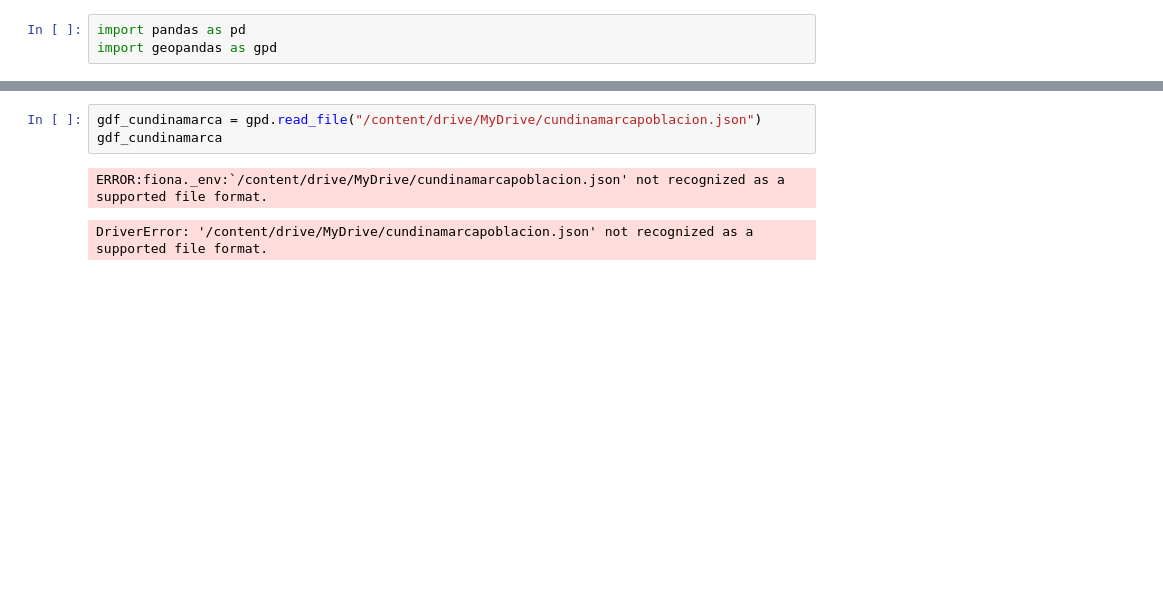
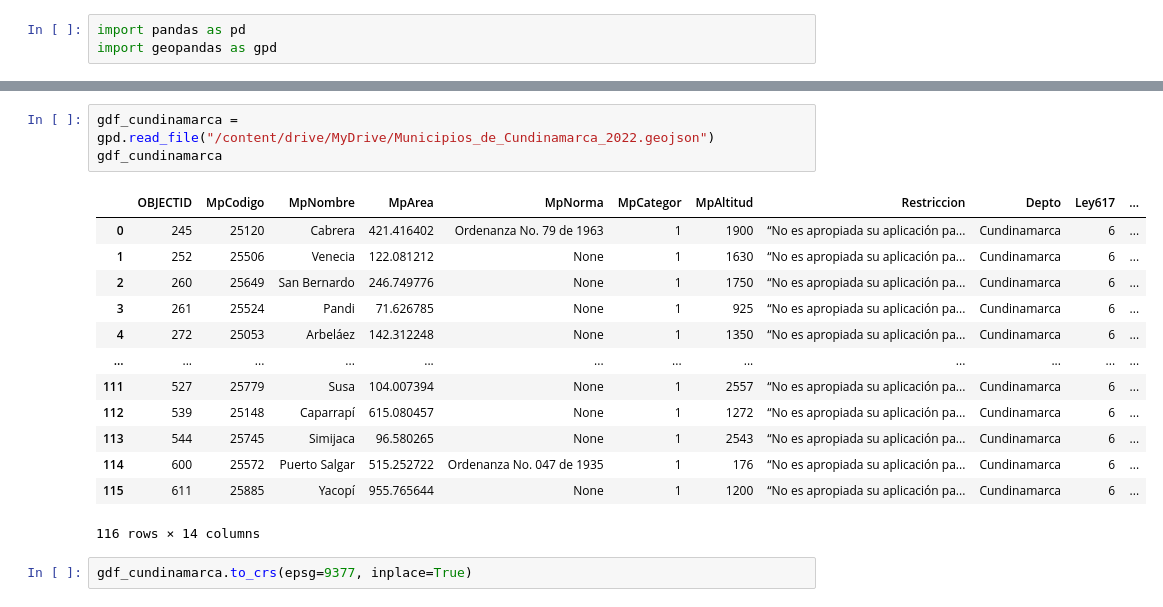
Before and after one commit to Juanitam06/Parcial_Final, a Jupyter notebook: ParcialFinal.ipynb, the cells around one changed output, grey strips where cells are left out. Drawn from its saved outputs; the diff is of its cells as text; blank space fills up the shorter version.

```diff
--- a/ParcialFinal.ipynb
+++ b/ParcialFinal.ipynb
@@ -31,6 +12,19 @@ files.download(json_cundinamarca)
 # %%
-gdf_cundinamarca = gpd.read_file("/content/drive/MyDrive/cundinamarcapoblacion.json")
+gdf_cundinamarca = gpd.read_file("/content/drive/MyDrive/Municipios_de_Cundinamarca_2022.geojson")
 gdf_cundinamarca
 # %% [output]
+|  | OBJECTID | MpCodigo | MpNombre | MpArea | MpNorma | MpCategor | MpAltitud | Restriccion | Depto | Ley617 | ... |
+| 0 | 245 | 25120 | Cabrera | 421.416402 | Ordenanza No. 79 de 1963 | 1 | 1900 | “No es apropiada su aplicación pa... | Cundinamarca | 6 | ... |
+| 1 | 252 | 25506 | Venecia | 122.081212 | None | 1 | 1630 | “No es apropiada su aplicación pa... | Cundinamarca | 6 | ... |
+| 2 | 260 | 25649 | San Bernardo | 246.749776 | None | 1 | 1750 | “No es apropiada su aplicación pa... | Cundinamarca | 6 | ... |
+| 3 | 261 | 25524 | Pandi | 71.626785 | None | 1 | 925 | “No es apropiada su aplicación pa... | Cundinamarca | 6 | ... |
+| 4 | 272 | 25053 | Arbeláez | 142.312248 | None | 1 | 1350 | “No es apropiada su aplicación pa... | Cundinamarca | 6 | ... |
+| ... | ... | ... | ... | ... | ... | ... | ... | ... | ... | ... | ... |
+| 111 | 527 | 25779 | Susa | 104.007394 | None | 1 | 2557 | “No es apropiada su aplicación pa... | Cundinamarca | 6 | ... |
+| 112 | 539 | 25148 | Caparrapí | 615.080457 | None | 1 | 1272 | “No es apropiada su aplicación pa... | Cundinamarca | 6 | ... |
+| 113 | 544 | 25745 | Simijaca | 96.580265 | None | 1 | 2543 | “No es apropiada su aplicación pa... | Cundinamarca | 6 | ... |
+| 114 | 600 | 25572 | Puerto Salgar | 515.252722 | Ordenanza No. 047 de 1935 | 1 | 176 | “No es apropiada su aplicación pa... | Cundinamarca | 6 | ... |
+| 115 | 611 | 25885 | Yacopí | 955.765644 | None | 1 | 1200 | “No es apropiada su aplicación pa... | Cundinamarca | 6 | ... |
-ERROR:fiona._env:`/content/drive/MyDrive/cundinamarcapoblacion.json' not recognized as a supported file format.
+116 rows × 14 columns
-DriverError: '/content/drive/MyDrive/cundinamarcapoblacion.json' not recognized as a supported file format.
+# %%
+gdf_cundinamarca.to_crs(epsg=9377, inplace=True)
```
Also changed, not shown: parts of 3 cells of this notebook.
